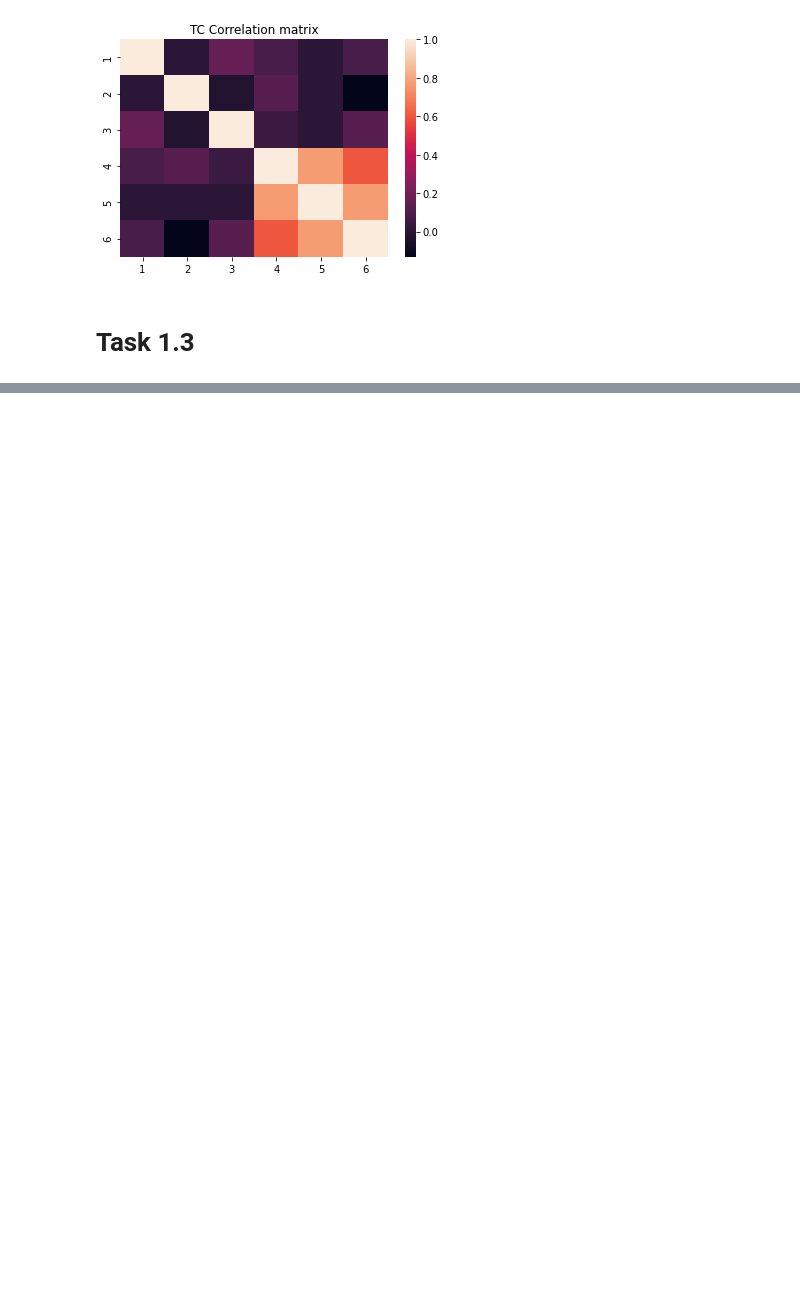
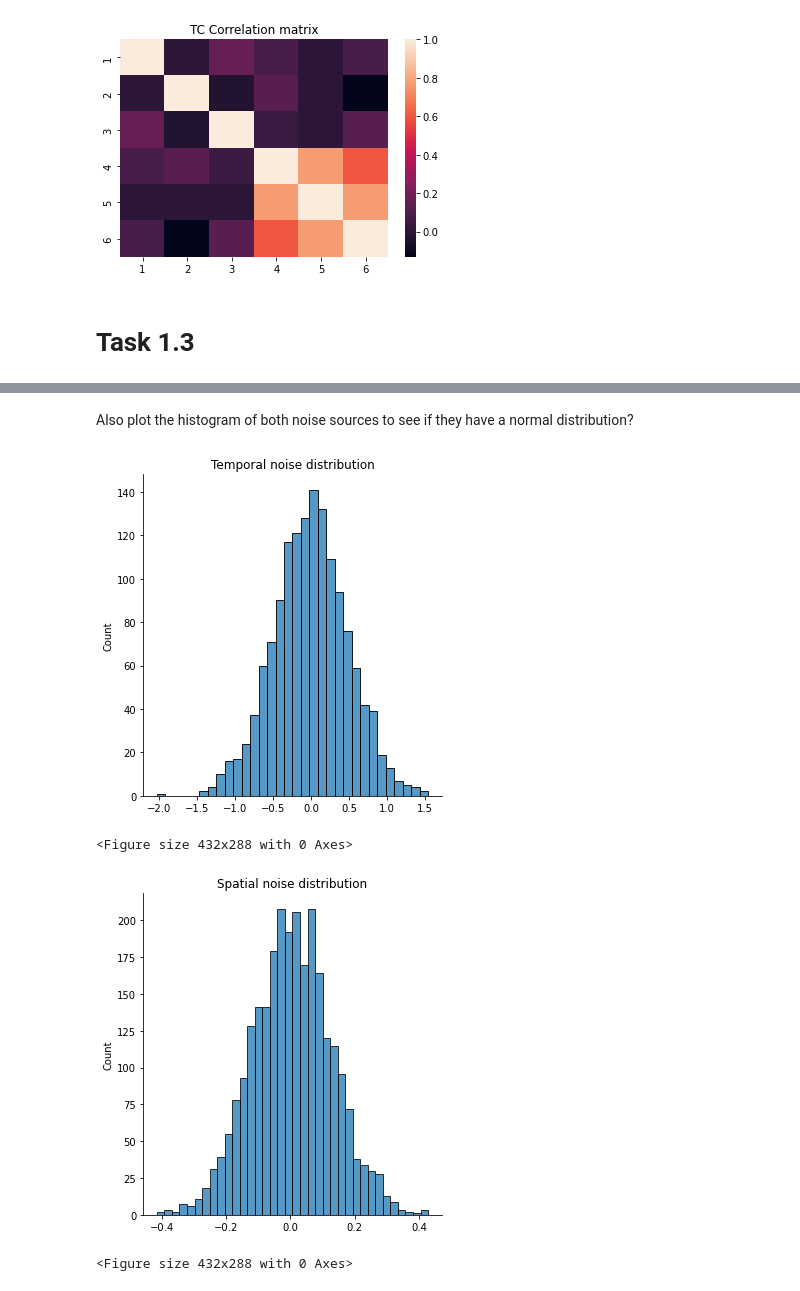
Before and after one commit to TonstarHipHop/MAST30034_Ass1, a Jupyter notebook: code.ipynb, the cells around one changed output, grey strips where cells are left out. Drawn from its saved outputs; the diff is of its cells as text; code cells hidden in the pictures; blank space fills up the shorter version.

```diff
--- a/code.ipynb
+++ b/code.ipynb
@@ -114,0 +150,21 @@ df.corr
+# %% [markdown]
+Also plot the histogram of both noise sources to see if
+they have a normal distribution?
+# %%
+TC_noise_flat = TC_noise.flatten()
+SM_noise_flat = SM_noise.flatten()
+sns.displot(TC_noise_flat)
+plt.title('Temporal noise distribution')
+plt.savefig('plots/Temporal noise distribution')
+plt.figure()
+plt.clf()
+sns.displot(SM_noise_flat)
+plt.title('Spatial noise distribution')
+plt.savefig('plots/Spatial noise distribution')
+plt.figure()
+plt.clf()
+# %% [output]
+[figure, added]
+<Figure size 432x288 with 0 Axes>
+[figure, added]
+<Figure size 432x288 with 0 Axes>
```
Also changed, not shown: parts of 11 cells of this notebook, 6 other files.
